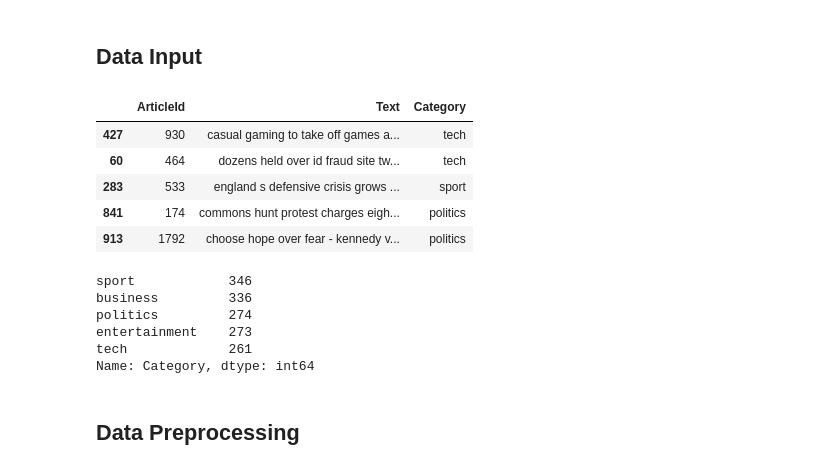
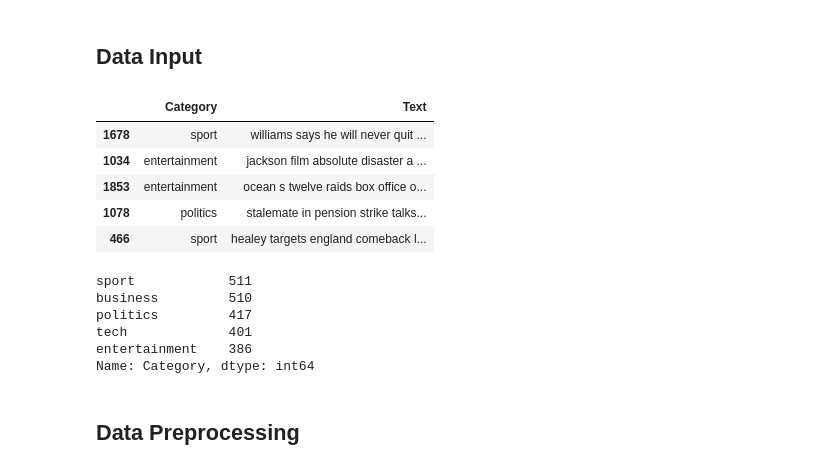
Before and after one commit to ujnm/Masters, a Jupyter notebook: Magisterka.ipynb, the cells around one changed output. Saved outputs shown, nothing was run; the diff lists cells and outputs as text; code cells hidden in the pictures.

```diff
--- a/Magisterka.ipynb
+++ b/Magisterka.ipynb
@@ -46,21 +46,21 @@ Using TensorFlow backend.
 ## Data Input
 # %%
 # reading iteratively input files
-input_df = pd.read_csv('BBCArticles.csv')
+input_df = pd.read_csv('bbc-text.csv')
 display(input_df.sample(5))
 display(input_df['Category'].value_counts())
 # %% [output]
-|  | ArticleId | Text | Category |
-| 427 | 930 | casual gaming to take off games a... | tech |
-| 60 | 464 | dozens held over id fraud site tw... | tech |
-| 283 | 533 | england s defensive crisis grows ... | sport |
-| 841 | 174 | commons hunt protest charges eigh... | politics |
-| 913 | 1792 | choose hope over fear - kennedy v... | politics |
+|  | Category | Text |
+| 1678 | sport | williams says he will never quit ... |
+| 1034 | entertainment | jackson film absolute disaster a ... |
+| 1853 | entertainment | ocean s twelve raids box office o... |
+| 1078 | politics | stalemate in pension strike talks... |
+| 466 | sport | healey targets england comeback l... |
-sport            346
-business         336
-politics         274
-entertainment    273
-tech             261
+sport            511
+business         510
+politics         417
+tech             401
+entertainment    386
 Name: Category, dtype: int64
 # %% [markdown]
 ## Data Preprocessing
```
Also changed, not shown: parts of 41 cells of this notebook.
